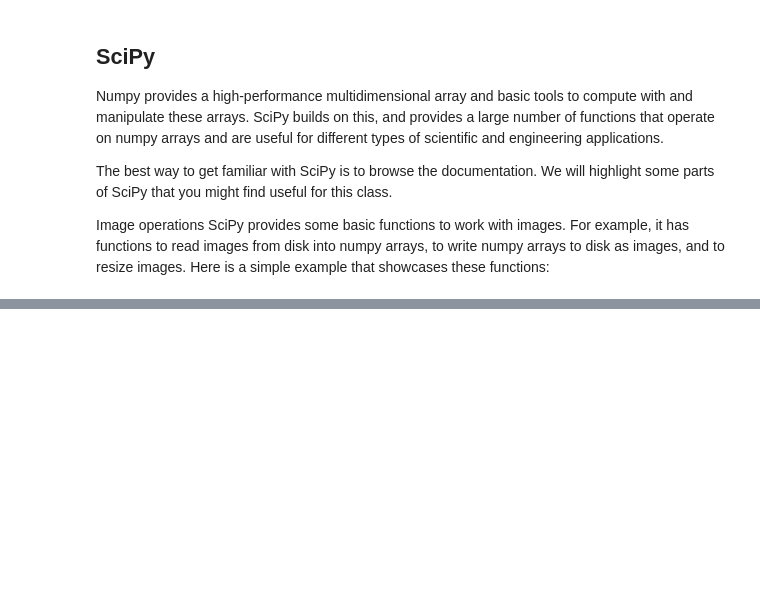
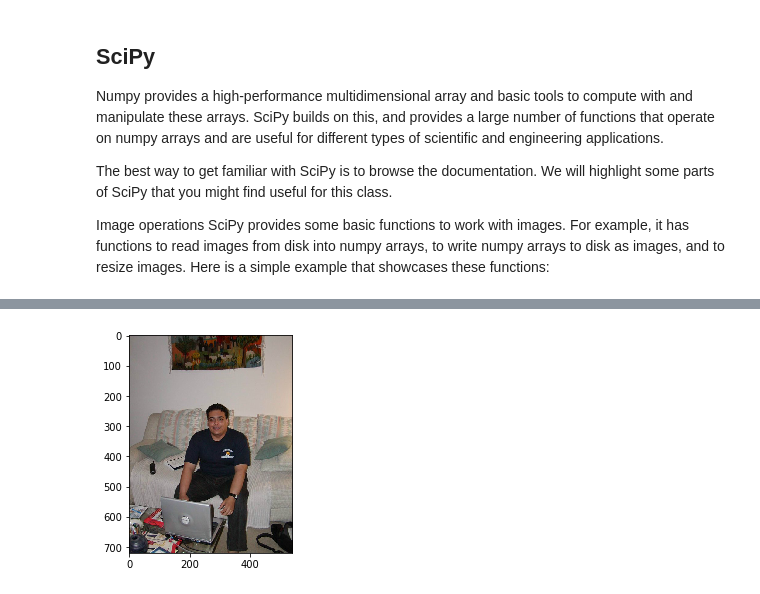
Before and after one commit to ama66/cs231n, a Jupyter notebook: numpyTuotrials.ipynb, the cells around one changed output, grey strips where cells are left out. Drawn from its saved outputs; the diff is of its cells as text; code cells hidden in the pictures; blank space fills up the shorter version.

```diff
--- a/numpyTuotrials.ipynb
+++ b/numpyTuotrials.ipynb
@@ -1009,3 +1009,24 @@ The best way to get familiar with SciPy is to browse the documentation. We will
 
 Image operations
 SciPy provides some basic functions to work with images. For example, it has functions to read images from disk into numpy arrays, to write numpy arrays to disk as images, and to resize images. Here is a simple example that showcases these functions:
+# %%
+from scipy.misc import imread, imsave, imresize ,imshow
+
+# Read an JPEG image into a numpy array
+img = imread('ammarUM.jpg')
+print(img.dtype, img.shape)  # Prints "uint8 (400, 248, 3)"
+
+# We can tint the image by scaling each of the color channels
+# by a different scalar constant. The image has shape (400, 248, 3);
+# we multiply it by the array [1, 0.95, 0.9] of shape (3,);
+# numpy broadcasting means that this leaves the red channel unchanged,
+# and multiplies the green and blue channels by 0.95 and 0.9
+# respectively.
+img_tinted = img * [1, 0.95, 0.9]
+
+
+# Resize the tinted image to be 300 by 300 pixels.
+img_tinted = imresize(img_tinted, (300, 300))
+
+# Write the tinted image back to disk
+imsave('ammarumresized.jpg', img_tinted)
@@ -1011,0 +1042,5 @@ SciPy provides some basic functions to work with images. For example, it has fun
+# %%
+import matplotlib.pyplot as plt
+plt.imshow(img);
+# %% [output]
+[figure, added]
```
Also changed, not shown: parts of 8 cells of this notebook.
